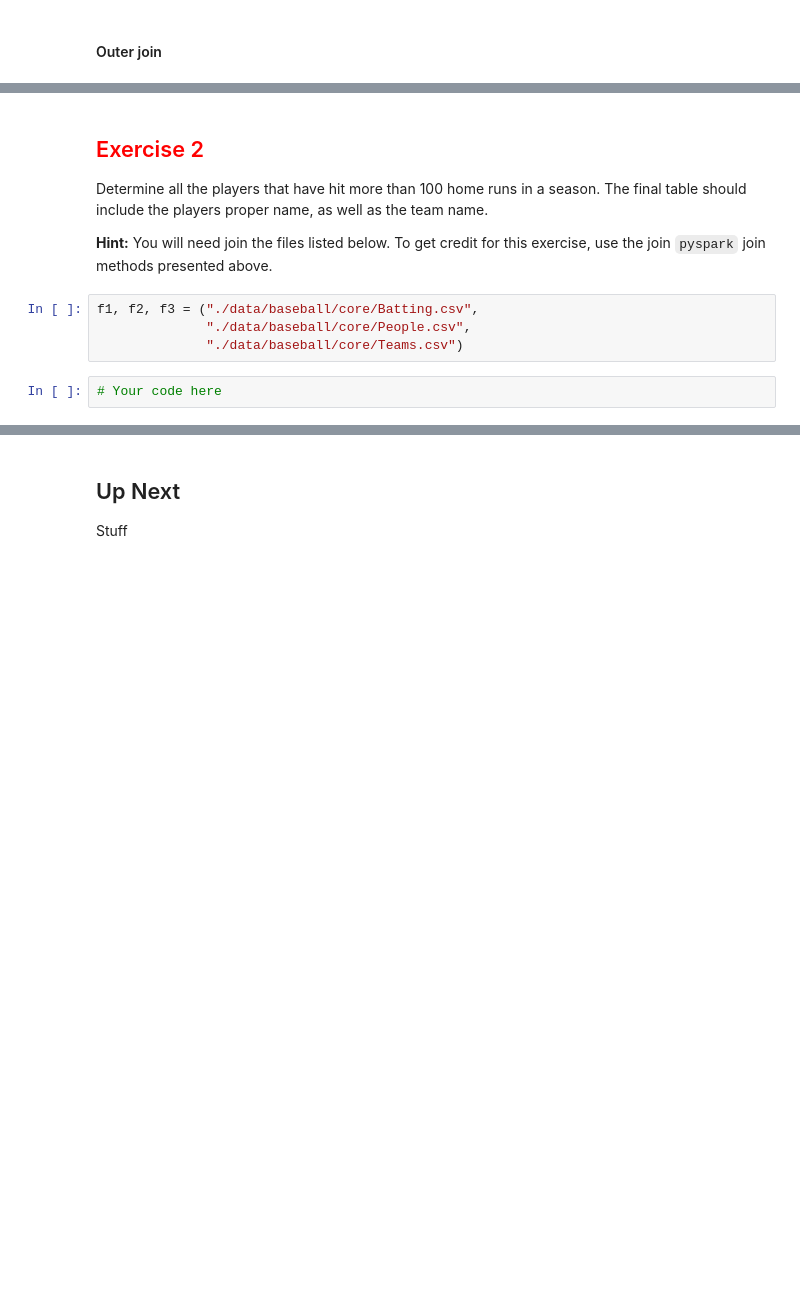
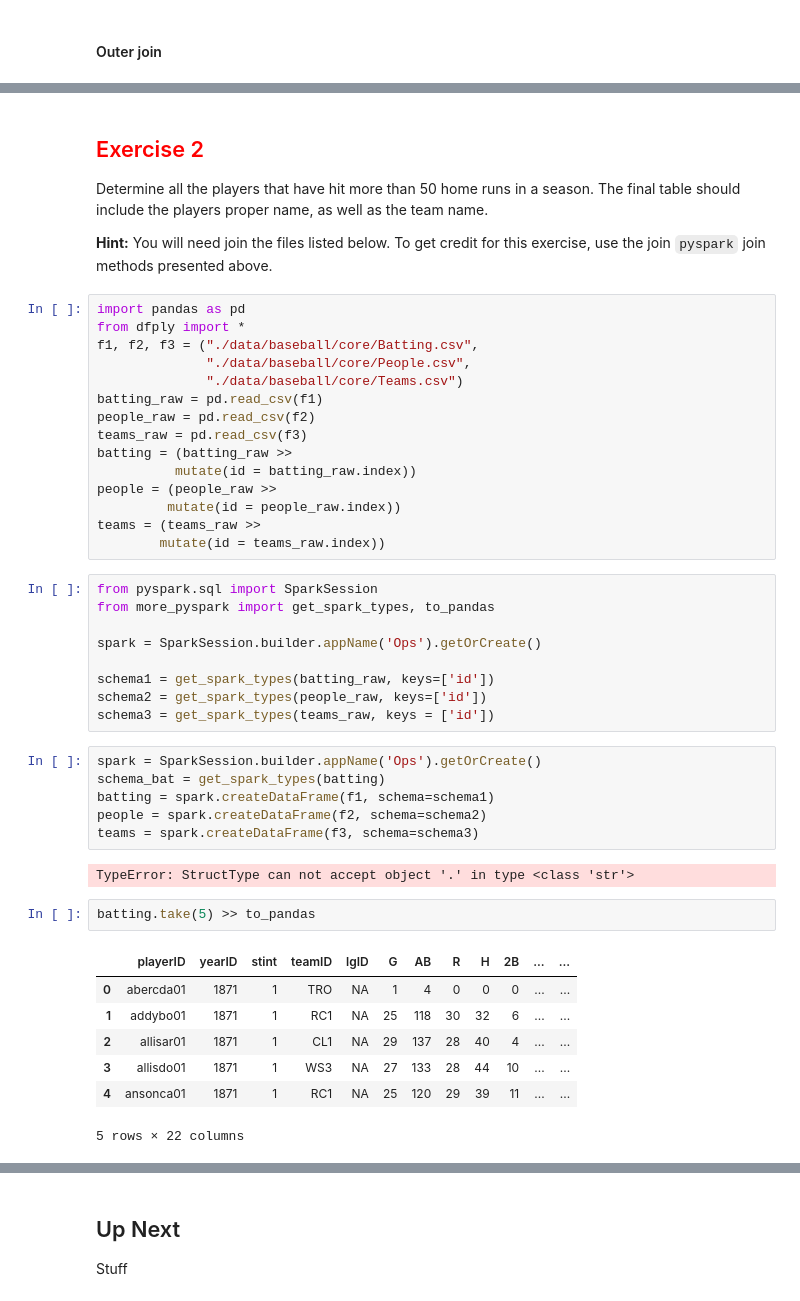
Before and after one commit to acker016/DSCI430, a Jupyter notebook: 2_7_3_joining_tables_in_pyspark_DAY1.ipynb, the cells around one changed output, grey strips where cells are left out. Drawn from its saved outputs; the diff is of its cells as text; blank space fills up the shorter version.

```diff
--- a/2_7_3_joining_tables_in_pyspark_DAY1.ipynb
+++ b/2_7_3_joining_tables_in_pyspark_DAY1.ipynb
@@ -71,12 +80,48 @@ emplk.collect() >> to_pandas
 # %% [markdown]
 ## <font color="red"> Exercise 2 </font>
 
-Determine all the players that have hit more than 100 home runs in a season.  The final table should include the players proper name, as well as the team name.
+Determine all the players that have hit more than 50 home runs in a season.  The final table should include the players proper name, as well as the team name.
 
 **Hint:** You will need join the files listed below.  To get credit for this exercise, use the join `pyspark` join methods presented above.
 # %%
+import pandas as pd
+from dfply import *
 f1, f2, f3 = ("./data/baseball/core/Batting.csv",
               "./data/baseball/core/People.csv",
               "./data/baseball/core/Teams.csv")
+batting_raw = pd.read_csv(f1)
+people_raw = pd.read_csv(f2)
+teams_raw = pd.read_csv(f3)
+batting = (batting_raw >>
+          mutate(id = batting_raw.index))
+people = (people_raw >>
+         mutate(id = people_raw.index))
+teams = (teams_raw >>
+        mutate(id = teams_raw.index))
-# %%
-# Your code here
+# %%
+from pyspark.sql import SparkSession
+from more_pyspark import get_spark_types, to_pandas
+
+spark = SparkSession.builder.appName('Ops').getOrCreate()
+
+schema1 = get_spark_types(batting_raw, keys=['id'])
+schema2 = get_spark_types(people_raw, keys=['id'])
+schema3 = get_spark_types(teams_raw, keys = ['id'])
+# %%
+spark = SparkSession.builder.appName('Ops').getOrCreate()
+schema_bat = get_spark_types(batting)
+batting = spark.createDataFrame(f1, schema=schema1)
+people = spark.createDataFrame(f2, schema=schema2)
+teams = spark.createDataFrame(f3, schema=schema3)
+# %% [output]
+TypeError: StructType can not accept object '.' in type <class 'str'>
+# %%
+batting.take(5) >> to_pandas
+# %% [output]
+|  | playerID | yearID | stint | teamID | lgID | G | AB | R | H | 2B | ... | ... |
+| 0 | abercda01 | 1871 | 1 | TRO | NA | 1 | 4 | 0 | 0 | 0 | ... | ... |
+| 1 | addybo01 | 1871 | 1 | RC1 | NA | 25 | 118 | 30 | 32 | 6 | ... | ... |
+| 2 | allisar01 | 1871 | 1 | CL1 | NA | 29 | 137 | 28 | 40 | 4 | ... | ... |
+| 3 | allisdo01 | 1871 | 1 | WS3 | NA | 27 | 133 | 28 | 44 | 10 | ... | ... |
+| 4 | ansonca01 | 1871 | 1 | RC1 | NA | 25 | 120 | 29 | 39 | 11 | ... | ... |
+5 rows × 22 columns
```
Also changed, not shown: parts of 4 cells of this notebook, 1 other file.
